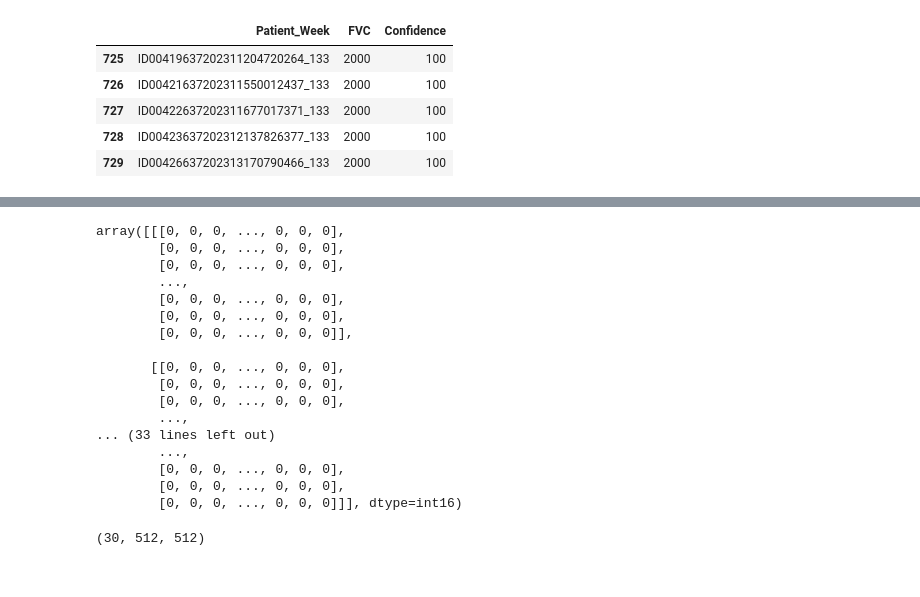
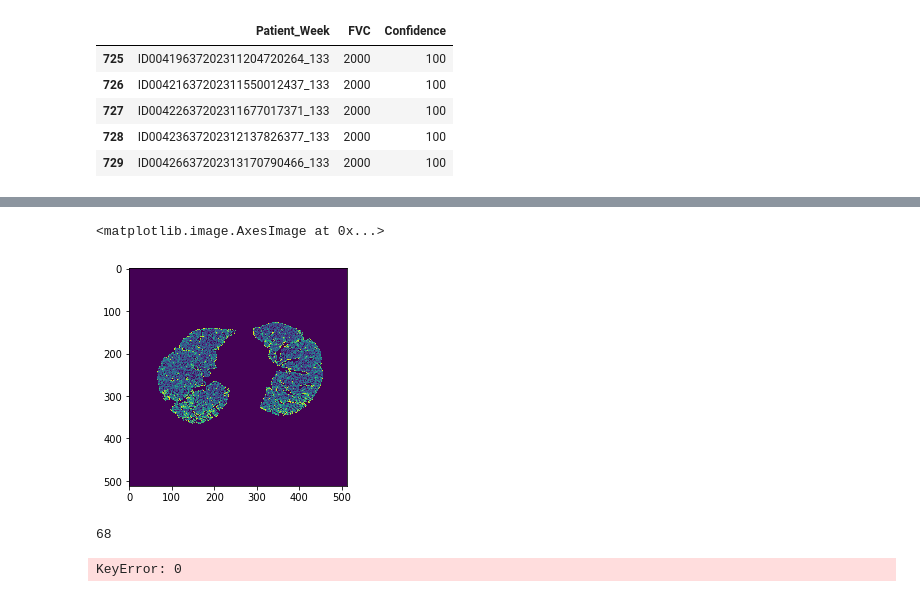
Before and after one commit to EdMDias/OSIC_kaggle_project, a Jupyter notebook: 3d_visualization.ipynb, the cells around one changed output, grey strips where cells are left out. Drawn from its saved outputs; the diff is of its cells as text; code cells hidden in the pictures.

Commit message:
dataset without images plus the largest slice of lung in numpy array dataset

```diff
--- a/3d_visualization.ipynb
+++ b/3d_visualization.ipynb
@@ -71,26 +68,24 @@ example_3d = lung_slices_pic(load_scans(example))
-# %%
-example_3d
-# %% [output]
-array([[[0, 0, 0, ..., 0, 0, 0],
-        [0, 0, 0, ..., 0, 0, 0],
-        [0, 0, 0, ..., 0, 0, 0],
-        ...,
-        [0, 0, 0, ..., 0, 0, 0],
-        [0, 0, 0, ..., 0, 0, 0],
-        [0, 0, 0, ..., 0, 0, 0]],
-
-       [[0, 0, 0, ..., 0, 0, 0],
-        [0, 0, 0, ..., 0, 0, 0],
-        [0, 0, 0, ..., 0, 0, 0],
-        ...,
-... (33 lines left out)
-        ...,
-        [0, 0, 0, ..., 0, 0, 0],
-        [0, 0, 0, ..., 0, 0, 0],
-        [0, 0, 0, ..., 0, 0, 0]]], dtype=int16)
-# %%
-example_3d.shape
-# %% [output]
-(30, 512, 512)
+# %%
+def best_slice(array):
+    tmp_best = array[0]
+    pixel_nr = 0
+    for i in range(1,array.shape[0]):
+        if (array[i]!=0).sum() > pixel_nr:
+            tmp_best = array[i]
+            pixel_nr = (array[i]!=0).sum()
+    return tmp_best
+# %%
+plt.imshow(best_slice(example_3d))
+# %% [output]
+<matplotlib.image.AxesImage at 0x...>
+[figure, added]
+# %%
+train[train.Patient =='ID00421637202311550012437']['Age'].iloc[0]
+# %% [output]
+68
+# %%
+train[train.Patient == 'ID00421637202311550012437'].Age[0]
+# %% [output]
+KeyError: 0
 # %%
 train_df=pd.DataFrame
```
Also changed, not shown: parts of 1 cell of this notebook, 1 other file.
